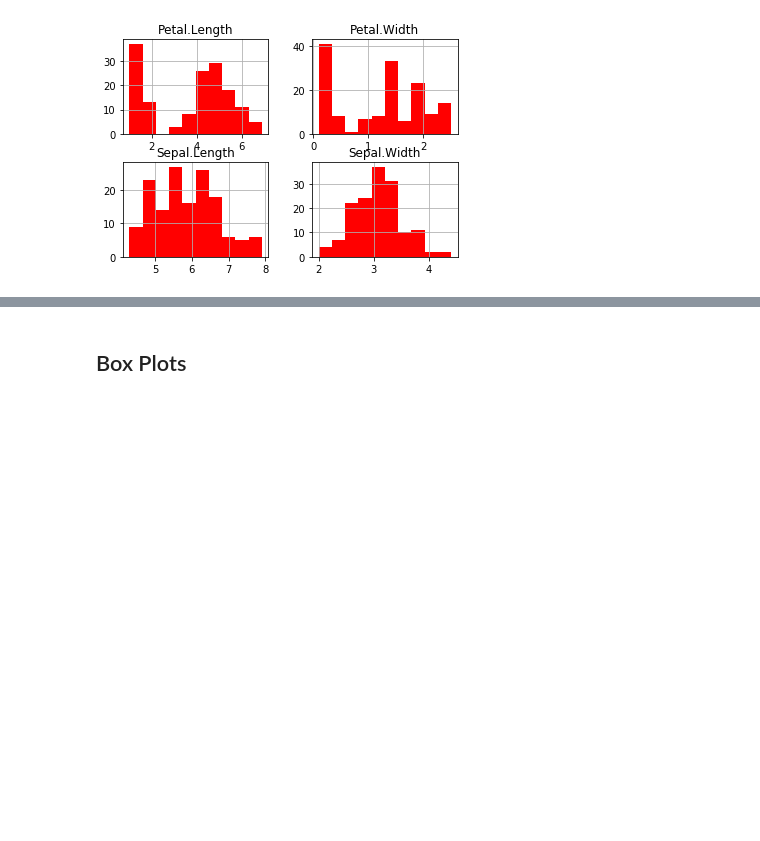
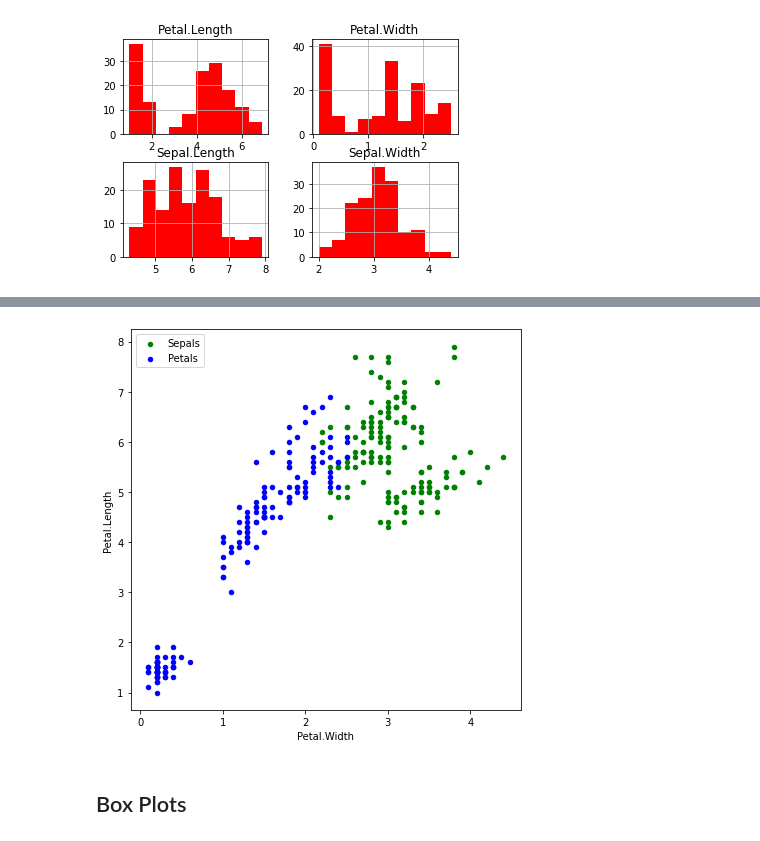
Before and after one commit to dbuskirk/CourseFiles, a Jupyter notebook: Matplotlib/PandasPlots-Iris-Fundamentals.ipynb, the cells around one changed output, grey strips where cells are left out. Saved outputs shown, nothing was run; the diff lists cells and outputs as text; code cells hidden in the pictures; blank space fills up the shorter version.

```diff
--- a/Matplotlib/PandasPlots-Iris-Fundamentals.ipynb
+++ b/Matplotlib/PandasPlots-Iris-Fundamentals.ipynb
@@ -83,3 +123,9 @@ array([[<matplotlib.axes._subplots.AxesSubplot object at 0x...>,
+# %%
+ax = dfIris.plot.scatter(x="Sepal.Width", y="Sepal.Length", color="green", label="Sepals")
+
+In [66]: dfIris.plot.scatter(x="Petal.Width", y="Petal.Length", color="blue", label="Petals", ax=ax);
+# %% [output]
+[figure, added]
 # %% [markdown]
 ## Box Plots
 # %%
```
Also changed, not shown: parts of 5 cells of this notebook.
